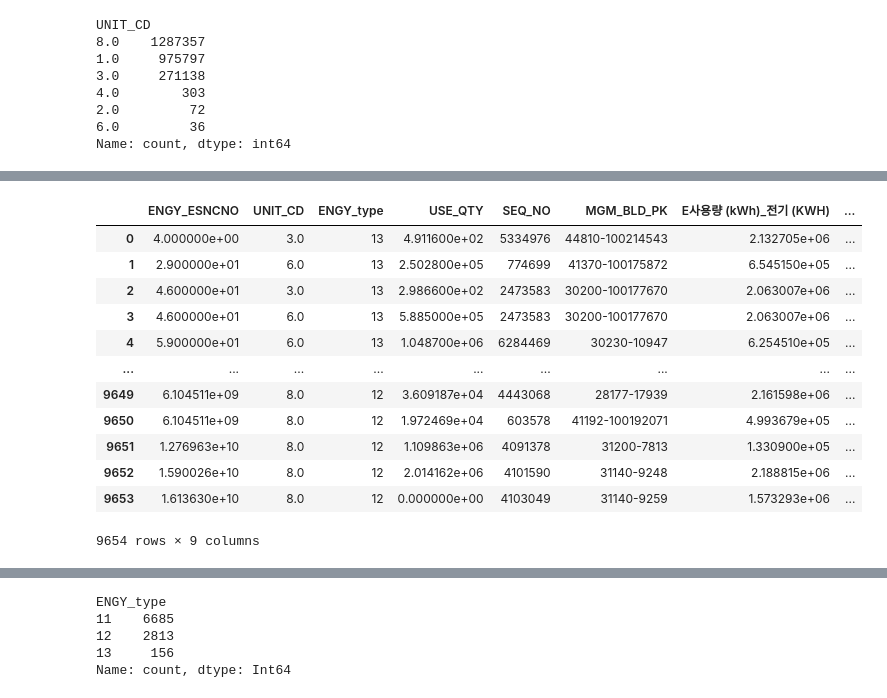
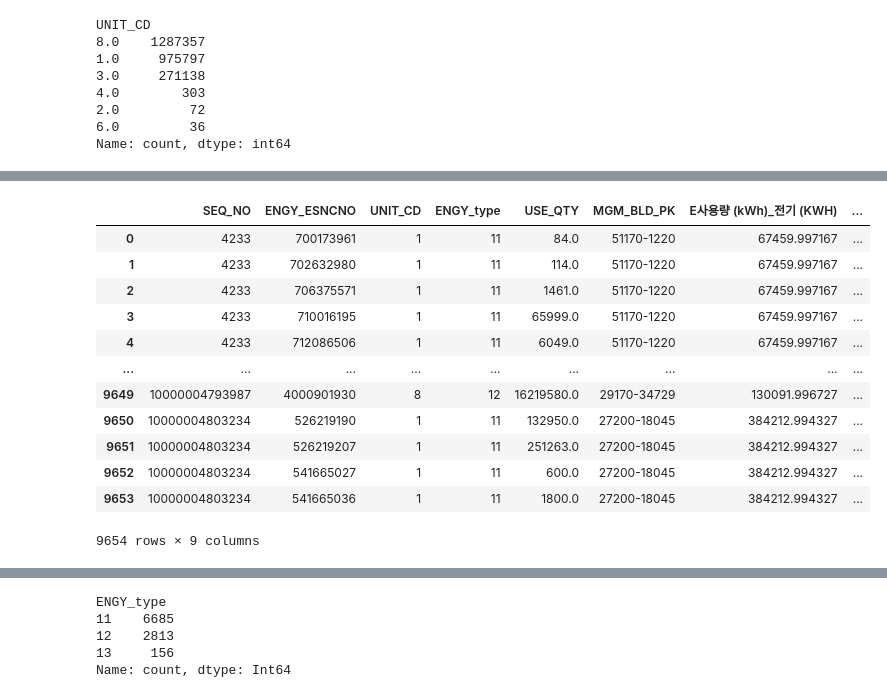
Before and after one commit to P-oong/REB_green-remodeling-project, a Jupyter notebook: 02_matching_Econsumption_meter/notebooks/4차작업_에너지매칭.ipynb, the cells around one changed output, grey strips where cells are left out. Saved outputs shown, nothing was run; the diff lists cells and outputs as text; code cells hidden in the pictures.

```diff
--- a/02_matching_Econsumption_meter/notebooks/4차작업_에너지매칭.ipynb
+++ b/02_matching_Econsumption_meter/notebooks/4차작업_에너지매칭.ipynb
@@ -89,18 +168,0 @@ usage_23
-# %%
-# 컬럼명 리스트 정의
-columns = [
-    'SEQ_NO',
-    'ENGY_SPLY_KIK_CD',
-    'ENGY_ESNCNO',
-    'USE_YM',
-    'USE_QTY_SEQNO',
-    'USE_STRT_DAY',
-    'USE_END_DAY',
-    'USE_PURPS_CD',
-    'USE_QTY',
-    'UNIT_CD'
-]
-usage_file = r"..\result\사용량정보_23.csv"
-
-usage_23 = pd.read_csv(usage_file, header=None)
-usage_23
@@ -121,11 +169,4 @@ usage_23
 # %%
-
-# 컬럼명 지정
-usage_23.columns = columns
-
-# 수정된 데이터프레임을 CSV 파일로 저장
-usage_23.to_csv('사용량정보_23.csv', index=False)
-
 # 데이터 확인
 print("데이터 미리보기:")
 print(usage_23.head())
@@ -534,27 +991,27 @@ Name: count, dtype: int64
 # %%
 aggregated_df = result_1.groupby(
-    ["ENGY_ESNCNO", "UNIT_CD", "ENGY_type"], as_index=False
+    ["SEQ_NO","ENGY_ESNCNO", "UNIT_CD", "ENGY_type"], as_index=False
 ).agg({
     "USE_QTY": "sum",
-    "SEQ_NO": "first",    # 그룹 내 첫번째 값을 사용 (한 에너지 고유번호당 값이 동일하므로)
+    #"SEQ_NO": "first",    # 그룹 내 첫번째 값을 사용 (한 에너지 고유번호당 값이 동일하므로)
     "MGM_BLD_PK": "first",
     "E사용량 (kWh)_전기 (KWH)": "first",       # 그룹 내 첫번째 값을 사용
     "E사용량 (kWh)_가스 (KWH)": "first",        # 그룹 내 첫번째 값을 사용
     "E사용량 (kWh)_지역냉난방 (KWH)": "first"    # 그룹 내 첫번째 값을 사용
 })
 
 aggregated_df
 # %% [output]
-|  | ENGY_ESNCNO | UNIT_CD | ENGY_type | USE_QTY | SEQ_NO | MGM_BLD_PK | E사용량 (kWh)_전기 (KWH) | ... |
-| 0 | 4.000000e+00 | 3.0 | 13 | 4.911600e+02 | 5334976 | 44810-100214543 | 2.132705e+06 | ... |
-| 1 | 2.900000e+01 | 6.0 | 13 | 2.502800e+05 | 774699 | 41370-100175872 | 6.545150e+05 | ... |
-| 2 | 4.600000e+01 | 3.0 | 13 | 2.986600e+02 | 2473583 | 30200-100177670 | 2.063007e+06 | ... |
-| 3 | 4.600000e+01 | 6.0 | 13 | 5.885000e+05 | 2473583 | 30200-100177670 | 2.063007e+06 | ... |
-| 4 | 5.900000e+01 | 6.0 | 13 | 1.048700e+06 | 6284469 | 30230-10947 | 6.254510e+05 | ... |
+|  | SEQ_NO | ENGY_ESNCNO | UNIT_CD | ENGY_type | USE_QTY | MGM_BLD_PK | E사용량 (kWh)_전기 (KWH) | ... |
+| 0 | 4233 | 700173961 | 1 | 11 | 84.0 | 51170-1220 | 67459.997167 | ... |
+| 1 | 4233 | 702632980 | 1 | 11 | 114.0 | 51170-1220 | 67459.997167 | ... |
+| 2 | 4233 | 706375571 | 1 | 11 | 1461.0 | 51170-1220 | 67459.997167 | ... |
+| 3 | 4233 | 710016195 | 1 | 11 | 65999.0 | 51170-1220 | 67459.997167 | ... |
+| 4 | 4233 | 712086506 | 1 | 11 | 6049.0 | 51170-1220 | 67459.997167 | ... |
 | ... | ... | ... | ... | ... | ... | ... | ... | ... |
-| 9649 | 6.104511e+09 | 8.0 | 12 | 3.609187e+04 | 4443068 | 28177-17939 | 2.161598e+06 | ... |
-| 9650 | 6.104511e+09 | 8.0 | 12 | 1.972469e+04 | 603578 | 41192-100192071 | 4.993679e+05 | ... |
-| 9651 | 1.276963e+10 | 8.0 | 12 | 1.109863e+06 | 4091378 | 31200-7813 | 1.330900e+05 | ... |
-| 9652 | 1.590026e+10 | 8.0 | 12 | 2.014162e+06 | 4101590 | 31140-9248 | 2.188815e+06 | ... |
-| 9653 | 1.613630e+10 | 8.0 | 12 | 0.000000e+00 | 4103049 | 31140-9259 | 1.573293e+06 | ... |
+| 9649 | 10000004793987 | 4000901930 | 8 | 12 | 16219580.0 | 29170-34729 | 130091.996727 | ... |
+| 9650 | 10000004803234 | 526219190 | 1 | 11 | 132950.0 | 27200-18045 | 384212.994327 | ... |
+| 9651 | 10000004803234 | 526219207 | 1 | 11 | 251263.0 | 27200-18045 | 384212.994327 | ... |
+| 9652 | 10000004803234 | 541665027 | 1 | 11 | 600.0 | 27200-18045 | 384212.994327 | ... |
+| 9653 | 10000004803234 | 541665036 | 1 | 11 | 1800.0 | 27200-18045 | 384212.994327 | ... |
 9654 rows × 9 columns
```
Also changed, not shown: parts of 52 cells of this notebook.
